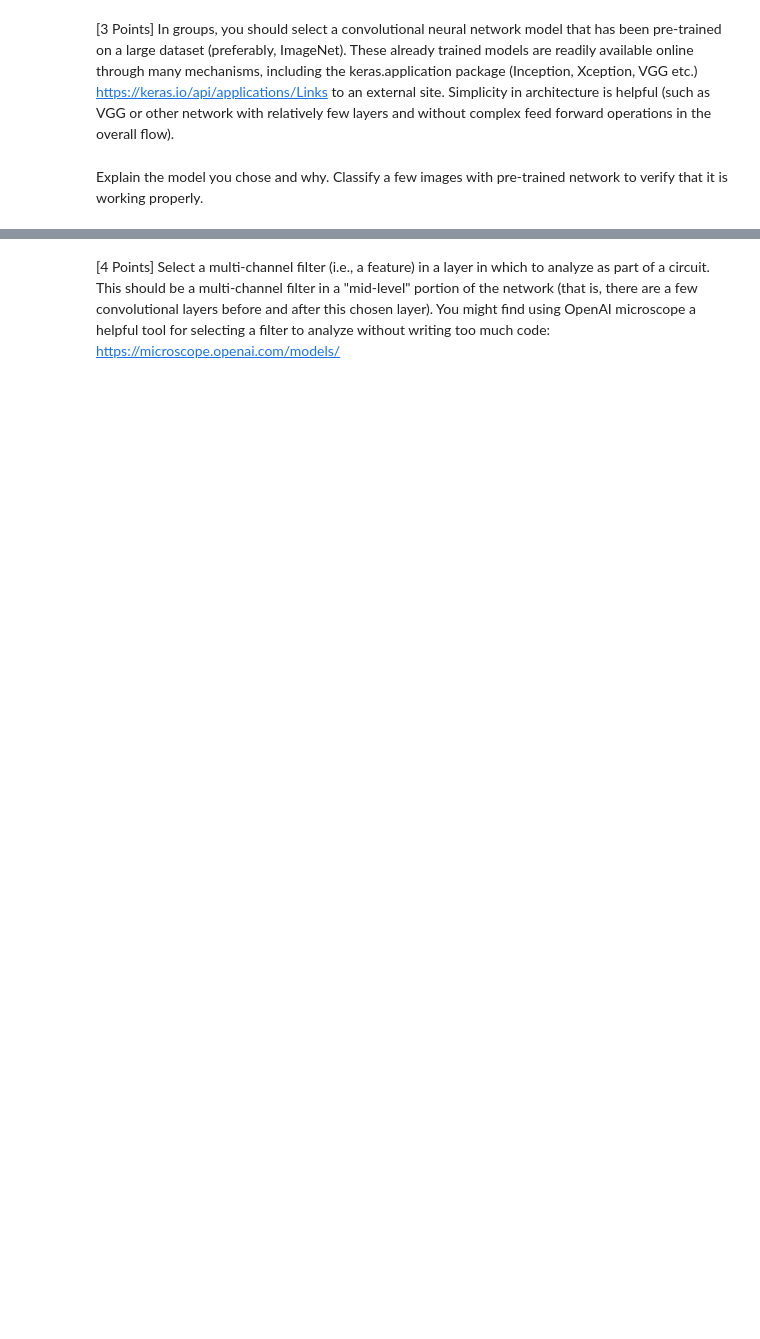
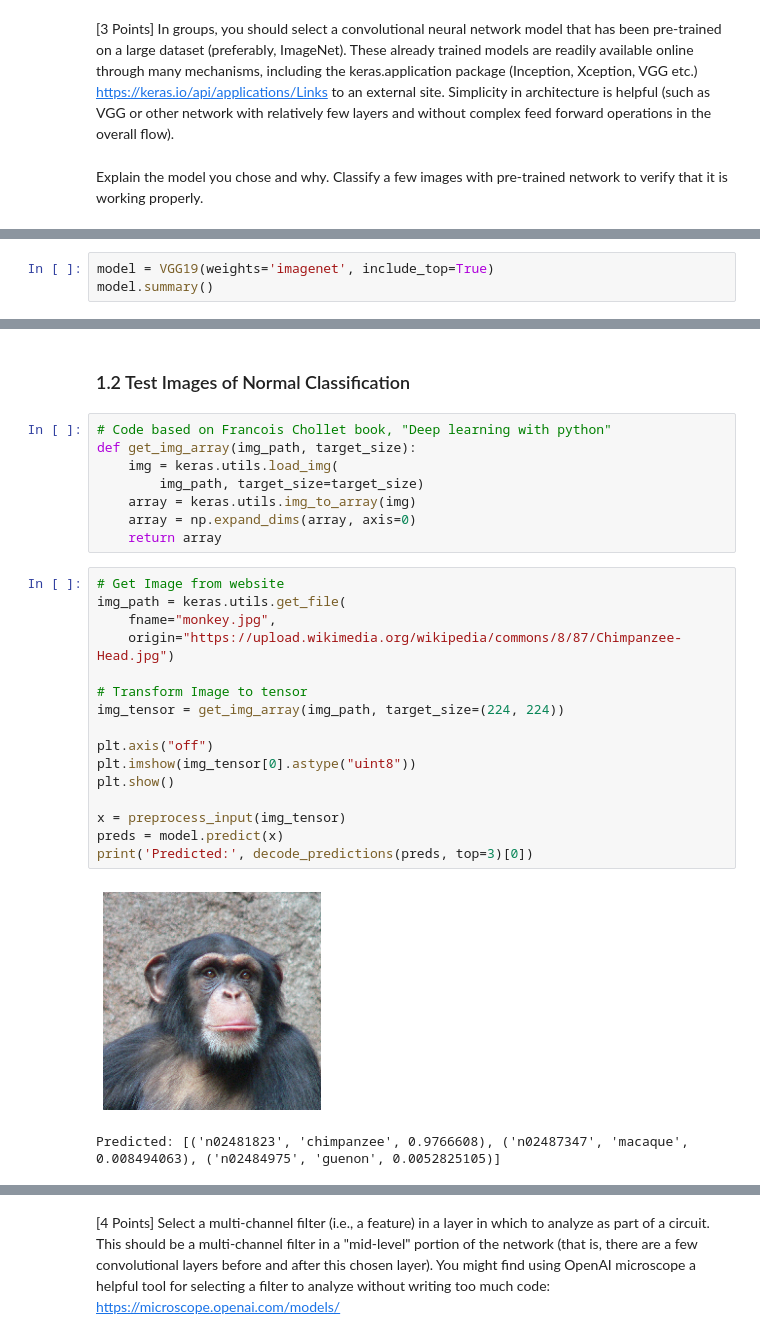
Before and after one commit to LJK150030/ML_NN, a Jupyter notebook: Lab2/Lab2.ipynb, the cells around one changed output, grey strips where cells are left out. Drawn from its saved outputs; the diff is of its cells as text; blank space fills up the shorter version.

```diff
--- a/Lab2/Lab2.ipynb
+++ b/Lab2/Lab2.ipynb
@@ -44,0 +41,3 @@ Predicted: [('n02481823', 'chimpanzee', 0.9977714), ('n02483708', 'siamang', 0.0
+# %%
+model = VGG19(weights='imagenet', include_top=True)
+model.summary()
@@ -44,0 +62,29 @@ Predicted: [('n02481823', 'chimpanzee', 0.9977714), ('n02483708', 'siamang', 0.0
+# %% [markdown]
+### 1.2 Test Images of Normal Classification
+# %%
+# Code based on Francois Chollet book, "Deep learning with python"
+def get_img_array(img_path, target_size):
+    img = keras.utils.load_img(
+        img_path, target_size=target_size)
+    array = keras.utils.img_to_array(img)
+    array = np.expand_dims(array, axis=0)
+    return array
+# %%
+# Get Image from website
+img_path = keras.utils.get_file(
+    fname="monkey.jpg",
+    origin="https://upload.wikimedia.org/wikipedia/commons/8/87/Chimpanzee-Head.jpg")
+
+# Transform Image to tensor
+img_tensor = get_img_array(img_path, target_size=(224, 224))
+
+plt.axis("off")
+plt.imshow(img_tensor[0].astype("uint8"))
+plt.show()
+
+x = preprocess_input(img_tensor)
+preds = model.predict(x)
+print('Predicted:', decode_predictions(preds, top=3)[0])
+# %% [output]
+[figure, added]
+Predicted: [('n02481823', 'chimpanzee', 0.9766608), ('n02487347', 'macaque', 0.008494063), ('n02484975', 'guenon', 0.0052825105)]
```
Also changed, not shown: parts of 22 cells of this notebook.
